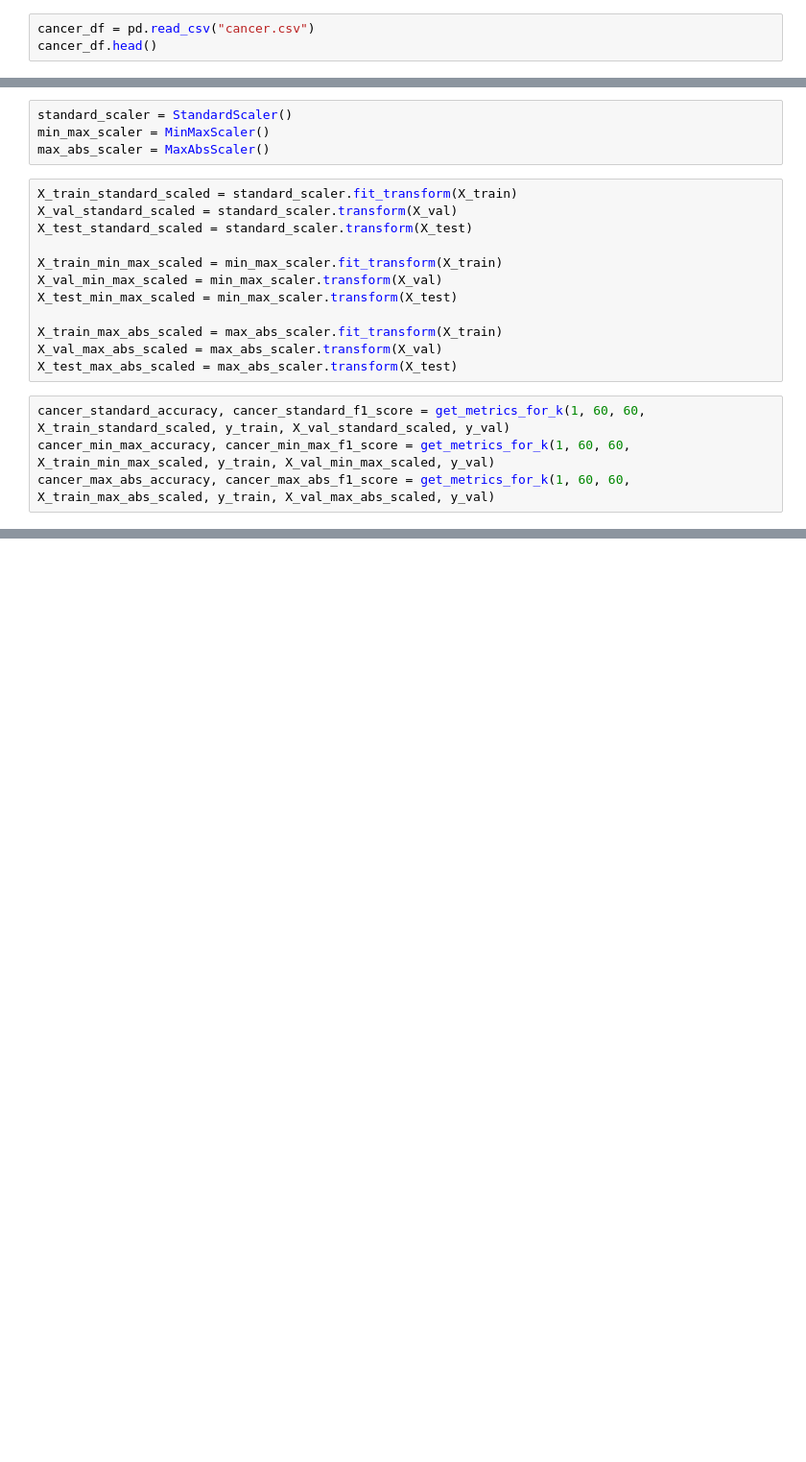
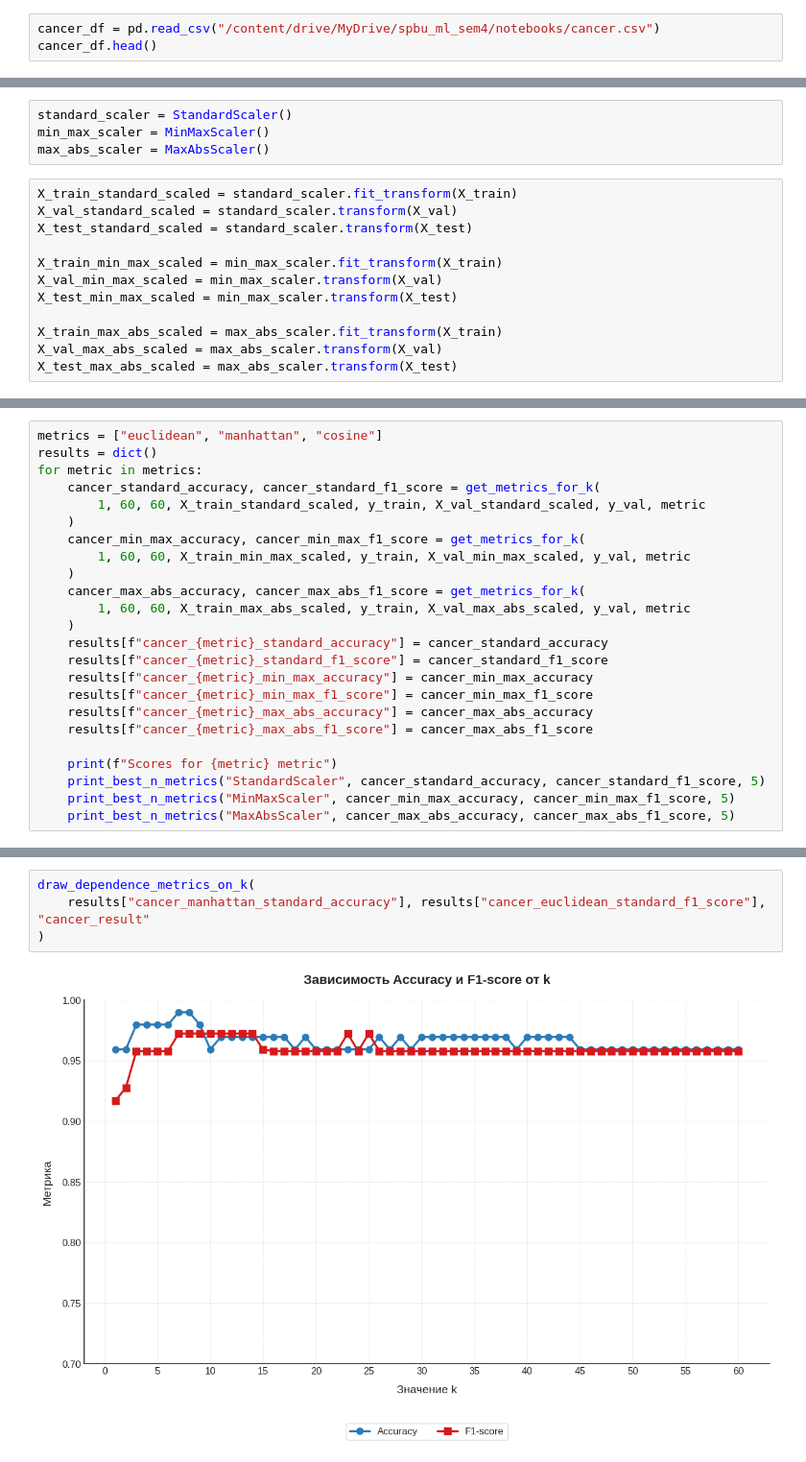
Before and after one commit to ArtemKushnir/spbu_ml_sem4, a Jupyter notebook: notebooks/training.ipynb, the cells around one changed output, grey strips where cells are left out. Shown: that part at 96% size. Saved outputs shown, nothing was run; the diff lists cells and outputs as text; blank space fills up the shorter version.

```diff
--- a/notebooks/training.ipynb
+++ b/notebooks/training.ipynb
@@ -153,5 +181,5 @@ F1-score on test data: 0.7652495378927912
 # %%
-cancer_df = pd.read_csv("cancer.csv")
+cancer_df = pd.read_csv("/content/drive/MyDrive/spbu_ml_sem4/notebooks/cancer.csv")
 cancer_df.head()
 # %% [output]
 |  | label | 1 | 2 | 3 | 4 | 5 | 6 | 7 | 8 | 9 | ... | ... |
@@ -192,7 +220,3 @@ X_test_min_max_scaled = min_max_scaler.transform(X_test)
 X_train_max_abs_scaled = max_abs_scaler.fit_transform(X_train)
 X_val_max_abs_scaled = max_abs_scaler.transform(X_val)
 X_test_max_abs_scaled = max_abs_scaler.transform(X_test)
-# %%
-cancer_standard_accuracy, cancer_standard_f1_score = get_metrics_for_k(1, 60, 60, X_train_standard_scaled, y_train, X_val_standard_scaled, y_val)
-cancer_min_max_accuracy, cancer_min_max_f1_score = get_metrics_for_k(1, 60, 60, X_train_min_max_scaled, y_train, X_val_min_max_scaled, y_val)
-cancer_max_abs_accuracy, cancer_max_abs_f1_score = get_metrics_for_k(1, 60, 60, X_train_max_abs_scaled, y_train, X_val_max_abs_scaled, y_val)
@@ -224,0 +223,24 @@ draw_dependence_metrics_on_k(cancer_standard_accuracy, cancer_standard_f1_score,
+# %%
+metrics = ["euclidean", "manhattan", "cosine"]
+results = dict()
+for metric in metrics:
+    cancer_standard_accuracy, cancer_standard_f1_score = get_metrics_for_k(
+        1, 60, 60, X_train_standard_scaled, y_train, X_val_standard_scaled, y_val, metric
+    )
+    cancer_min_max_accuracy, cancer_min_max_f1_score = get_metrics_for_k(
+        1, 60, 60, X_train_min_max_scaled, y_train, X_val_min_max_scaled, y_val, metric
+    )
+    cancer_max_abs_accuracy, cancer_max_abs_f1_score = get_metrics_for_k(
+        1, 60, 60, X_train_max_abs_scaled, y_train, X_val_max_abs_scaled, y_val, metric
+    )
+    results[f"cancer_{metric}_standard_accuracy"] = cancer_standard_accuracy
+    results[f"cancer_{metric}_standard_f1_score"] = cancer_standard_f1_score
+    results[f"cancer_{metric}_min_max_accuracy"] = cancer_min_max_accuracy
+    results[f"cancer_{metric}_min_max_f1_score"] = cancer_min_max_f1_score
+    results[f"cancer_{metric}_max_abs_accuracy"] = cancer_max_abs_accuracy
+    results[f"cancer_{metric}_max_abs_f1_score"] = cancer_max_abs_f1_score
+
+    print(f"Scores for {metric} metric")
+    print_best_n_metrics("StandardScaler", cancer_standard_accuracy, cancer_standard_f1_score, 5)
+    print_best_n_metrics("MinMaxScaler", cancer_min_max_accuracy, cancer_min_max_f1_score, 5)
+    print_best_n_metrics("MaxAbsScaler", cancer_max_abs_accuracy, cancer_max_abs_f1_score, 5)
@@ -225 +265,7 @@ draw_dependence_metrics_on_k(cancer_standard_accuracy, cancer_standard_f1_score,
+# %%
+draw_dependence_metrics_on_k(
+    results["cancer_manhattan_standard_accuracy"], results["cancer_euclidean_standard_f1_score"], "cancer_result"
+)
+# %% [output]
+[figure, added]
 # %%
```
Also changed, not shown: parts of 15 cells of this notebook, 2 other files.
